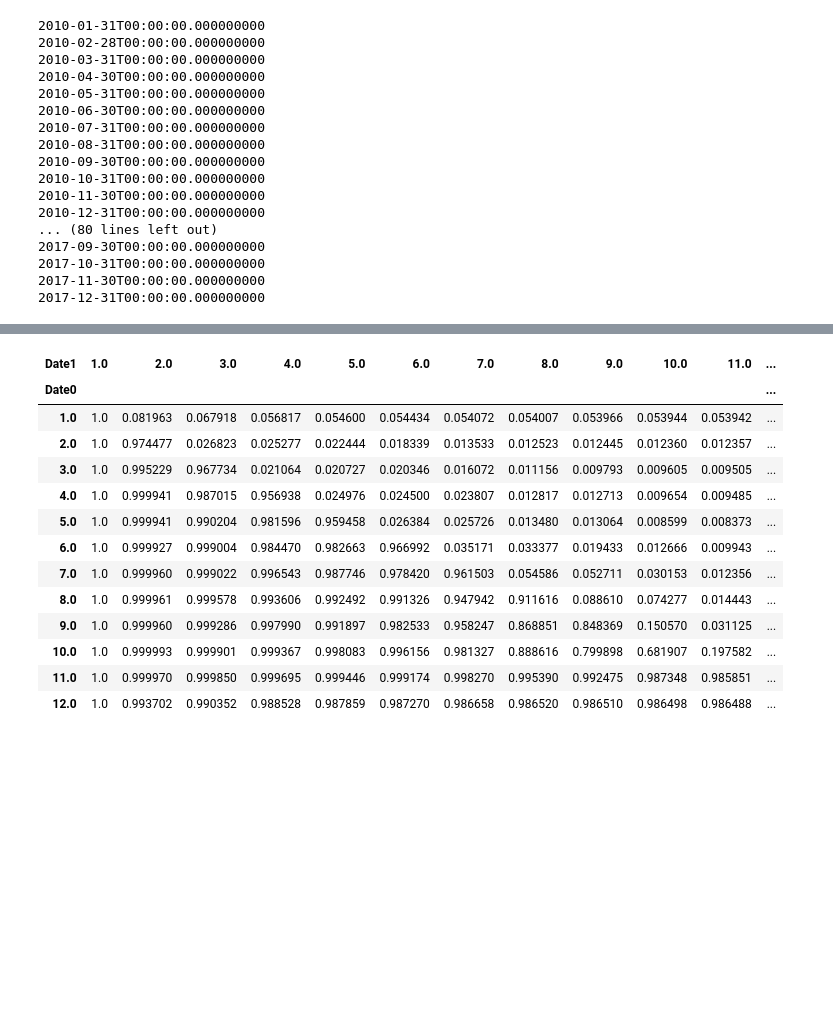
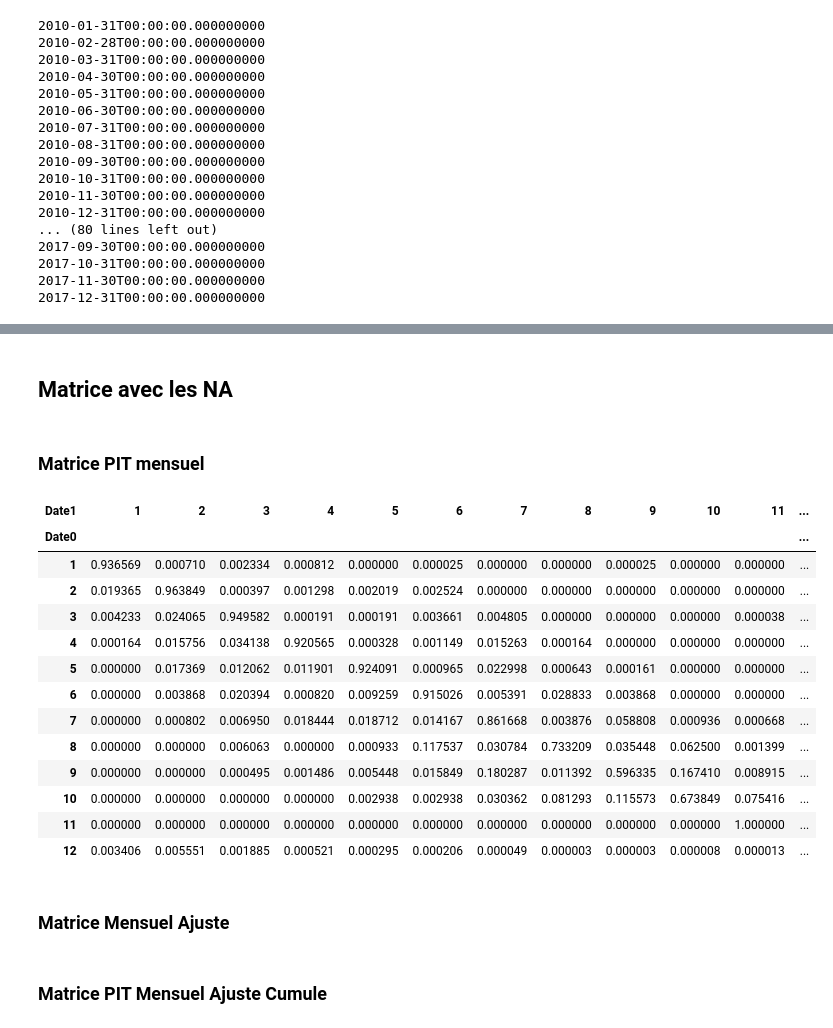
Before and after one commit to Kyllien/DRIM-Game, a Jupyter notebook: MatriceTransitionGood.ipynb, the cells around one changed output, grey strips where cells are left out. Saved outputs shown, nothing was run; the diff lists cells and outputs as text; code cells hidden in the pictures; blank space fills up the shorter version.

```diff
--- a/MatriceTransitionGood.ipynb
+++ b/MatriceTransitionGood.ipynb
@@ -125,19 +186,0 @@ df3=df3.fillna(12)
-# %%
-#Creation Matrice PIT avec les NR(12)
-PIT_NR={}
-for i in range(1,96):
-  u=df3.columns[i]
-  m=df3.columns[i+1]
-  PIT_NR[i]=pd.crosstab(df3[u],df3[m],normalize="index")
-  PIT_NR[i][11:][range(1,10)] = 0
-  PIT_NR[i][11:][11] = 1
-  for j in range(1,11):
-    PIT_NR[i].loc[11,j] = 0
-  PIT_NR[i].loc[11,11] = 1
-# %%
-#Creation matrice TTC avec les NR(12)
-TTC_NR=PIT_NR[1]
-for i in range(2,96):
-  TTC_NR=TTC_NR+PIT_NR[i]
-TTC_NR=TTC_NR/len(PIT_NR)
-TTC_NR
@@ -177,25 +187,33 @@ dataDefaut
-# %%
-#TTC Cumule avec les NR(12)
-TTC_NR_C = TTC_NR
-TTC_NR[12][1]
-for i in range(1,13):
-  compteur=0
-  for j in reversed(range(1,13)):
-    compteur=TTC_NR[j][i]+compteur
-    TTC_NR_C[j][i]=compteur
-TTC_NR_C
-# %% [output]
-| Date1 | 1.0 | 2.0 | 3.0 | 4.0 | 5.0 | 6.0 | 7.0 | 8.0 | 9.0 | 10.0 | 11.0 | ... |
-| Date0 |  |  |  |  |  |  |  |  |  |  |  | ... |
-| 1.0 | 1.0 | 0.081963 | 0.067918 | 0.056817 | 0.054600 | 0.054434 | 0.054072 | 0.054007 | 0.053966 | 0.053944 | 0.053942 | ... |
-| 2.0 | 1.0 | 0.974477 | 0.026823 | 0.025277 | 0.022444 | 0.018339 | 0.013533 | 0.012523 | 0.012445 | 0.012360 | 0.012357 | ... |
-| 3.0 | 1.0 | 0.995229 | 0.967734 | 0.021064 | 0.020727 | 0.020346 | 0.016072 | 0.011156 | 0.009793 | 0.009605 | 0.009505 | ... |
-| 4.0 | 1.0 | 0.999941 | 0.987015 | 0.956938 | 0.024976 | 0.024500 | 0.023807 | 0.012817 | 0.012713 | 0.009654 | 0.009485 | ... |
-| 5.0 | 1.0 | 0.999941 | 0.990204 | 0.981596 | 0.959458 | 0.026384 | 0.025726 | 0.013480 | 0.013064 | 0.008599 | 0.008373 | ... |
-| 6.0 | 1.0 | 0.999927 | 0.999004 | 0.984470 | 0.982663 | 0.966992 | 0.035171 | 0.033377 | 0.019433 | 0.012666 | 0.009943 | ... |
-| 7.0 | 1.0 | 0.999960 | 0.999022 | 0.996543 | 0.987746 | 0.978420 | 0.961503 | 0.054586 | 0.052711 | 0.030153 | 0.012356 | ... |
-| 8.0 | 1.0 | 0.999961 | 0.999578 | 0.993606 | 0.992492 | 0.991326 | 0.947942 | 0.911616 | 0.088610 | 0.074277 | 0.014443 | ... |
-| 9.0 | 1.0 | 0.999960 | 0.999286 | 0.997990 | 0.991897 | 0.982533 | 0.958247 | 0.868851 | 0.848369 | 0.150570 | 0.031125 | ... |
-| 10.0 | 1.0 | 0.999993 | 0.999901 | 0.999367 | 0.998083 | 0.996156 | 0.981327 | 0.888616 | 0.799898 | 0.681907 | 0.197582 | ... |
-| 11.0 | 1.0 | 0.999970 | 0.999850 | 0.999695 | 0.999446 | 0.999174 | 0.998270 | 0.995390 | 0.992475 | 0.987348 | 0.985851 | ... |
-| 12.0 | 1.0 | 0.993702 | 0.990352 | 0.988528 | 0.987859 | 0.987270 | 0.986658 | 0.986520 | 0.986510 | 0.986498 | 0.986488 | ... |
+# %% [markdown]
+## Matrice avec les NA
+# %% [markdown]
+### Matrice PIT mensuel
+# %%
+#Creation Matrice PIT avec les NR(12)
+PIT_NR={}
+for i in range(1,96):
+  u=df3.columns[i]
+  m=df3.columns[i+1]
+  PIT_NR[i]=pd.crosstab(df3[u],df3[m],normalize="index")
+  for j in range(1,13):
+    PIT_NR[i].loc[11,j] = 0
+  PIT_NR[i].loc[11,11] = 1
+# %%
+PIT_NR[1]
+# %% [output]
+| Date1 | 1 | 2 | 3 | 4 | 5 | 6 | 7 | 8 | 9 | 10 | 11 | ... |
+| Date0 |  |  |  |  |  |  |  |  |  |  |  | ... |
+| 1 | 0.936569 | 0.000710 | 0.002334 | 0.000812 | 0.000000 | 0.000025 | 0.000000 | 0.000000 | 0.000025 | 0.000000 | 0.000000 | ... |
+| 2 | 0.019365 | 0.963849 | 0.000397 | 0.001298 | 0.002019 | 0.002524 | 0.000000 | 0.000000 | 0.000000 | 0.000000 | 0.000000 | ... |
+| 3 | 0.004233 | 0.024065 | 0.949582 | 0.000191 | 0.000191 | 0.003661 | 0.004805 | 0.000000 | 0.000000 | 0.000000 | 0.000038 | ... |
+| 4 | 0.000164 | 0.015756 | 0.034138 | 0.920565 | 0.000328 | 0.001149 | 0.015263 | 0.000164 | 0.000000 | 0.000000 | 0.000000 | ... |
+| 5 | 0.000000 | 0.017369 | 0.012062 | 0.011901 | 0.924091 | 0.000965 | 0.022998 | 0.000643 | 0.000161 | 0.000000 | 0.000000 | ... |
+| 6 | 0.000000 | 0.003868 | 0.020394 | 0.000820 | 0.009259 | 0.915026 | 0.005391 | 0.028833 | 0.003868 | 0.000000 | 0.000000 | ... |
+| 7 | 0.000000 | 0.000802 | 0.006950 | 0.018444 | 0.018712 | 0.014167 | 0.861668 | 0.003876 | 0.058808 | 0.000936 | 0.000668 | ... |
+| 8 | 0.000000 | 0.000000 | 0.006063 | 0.000000 | 0.000933 | 0.117537 | 0.030784 | 0.733209 | 0.035448 | 0.062500 | 0.001399 | ... |
+| 9 | 0.000000 | 0.000000 | 0.000495 | 0.001486 | 0.005448 | 0.015849 | 0.180287 | 0.011392 | 0.596335 | 0.167410 | 0.008915 | ... |
+| 10 | 0.000000 | 0.000000 | 0.000000 | 0.000000 | 0.002938 | 0.002938 | 0.030362 | 0.081293 | 0.115573 | 0.673849 | 0.075416 | ... |
+| 11 | 0.000000 | 0.000000 | 0.000000 | 0.000000 | 0.000000 | 0.000000 | 0.000000 | 0.000000 | 0.000000 | 0.000000 | 1.000000 | ... |
+| 12 | 0.003406 | 0.005551 | 0.001885 | 0.000521 | 0.000295 | 0.000206 | 0.000049 | 0.000003 | 0.000003 | 0.000008 | 0.000013 | ... |
+# %% [markdown]
+### Matrice Mensuel Ajuste
@@ -201,0 +230,2 @@ TTC_NR_C
+# %% [markdown]
+### Matrice PIT Mensuel Ajuste Cumule
```
Also changed, not shown: parts of 90 cells of this notebook.
